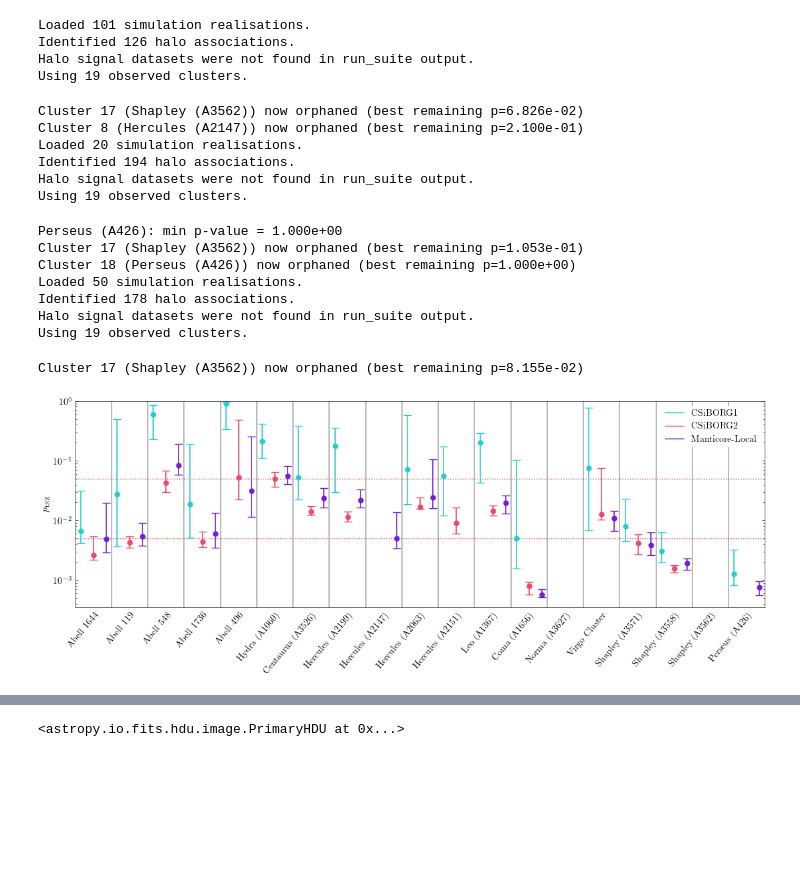
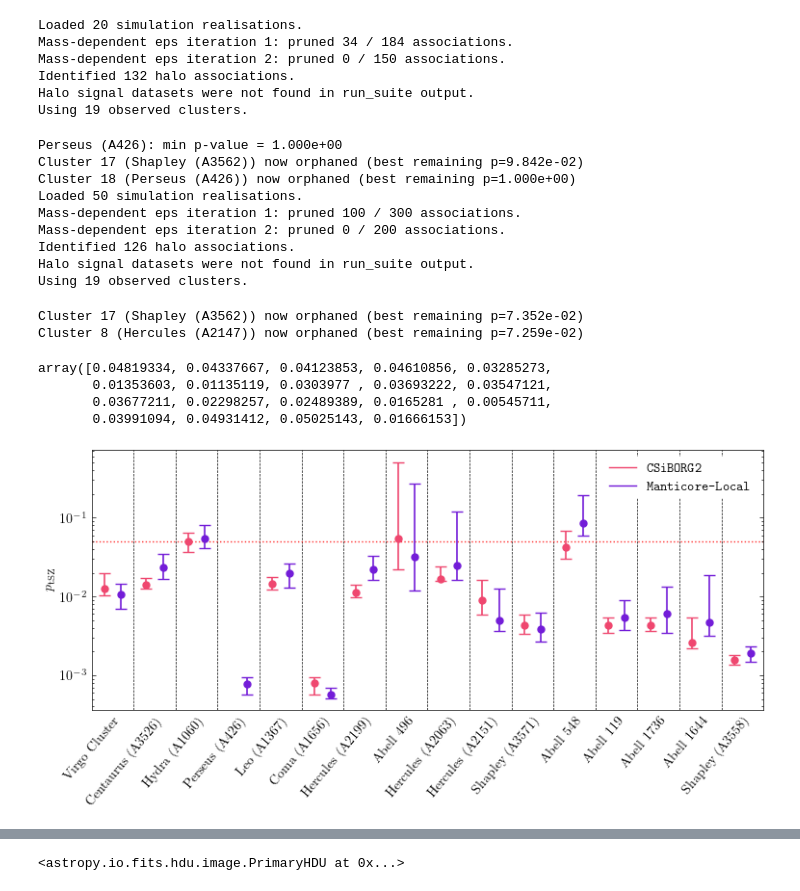
Before and after one commit to Richard-Sti/CMBOlympics, a Jupyter notebook: notebooks/score_individual_objects.ipynb, the cells around one changed output, grey strips where cells are left out. Saved outputs shown, nothing was run; the diff lists cells and outputs as text; code cells hidden in the pictures; blank space fills up the shorter version.

Commit message:
Update plotting

```diff
--- a/notebooks/score_individual_objects.ipynb
+++ b/notebooks/score_individual_objects.ipynb
@@ -28,10 +25,10 @@ obs_clusters = cmbo.io.load_observed_clusters(cfg['paths']['observed_clusters'])
 # %%
 from cmbo.utils import load_associations
 
-associations_cb1 = load_associations("csiborg1", cfg)
-matches_cb1 = attach_associations_to_obs_clusters(obs_clusters,
-associations_cb1, cfg)
-boxsize_cb1 = associations_cb1[0].optional_data["box_size"]
+# associations_cb1 = load_associations("csiborg1", cfg)
+# matches_cb1 = attach_associations_to_obs_clusters(obs_clusters,
+# associations_cb1, cfg)
+# boxsize_cb1 = associations_cb1[0].optional_data["box_size"]
 
 associations_cb2 = load_associations("csiborg2", cfg)
 matches_cb2 = attach_associations_to_obs_clusters(obs_clusters,
@@ -43,21 +40,20 @@ matches_manti = attach_associations_to_obs_clusters(obs_clusters,
 associations_manti, cfg)
 boxsize_manti = associations_manti[0].optional_data["box_size"]
 # %% [output]
-Loaded 101 simulation realisations.
-Identified 126 halo associations.
+Loaded 20 simulation realisations.
+Mass-dependent eps iteration 1: pruned 34 / 184 associations.
+Mass-dependent eps iteration 2: pruned 0 / 150 associations.
+Identified 132 halo associations.
 Halo signal datasets were not found in run_suite output.
 Using 19 observed clusters.
-Cluster 17 (Shapley (A3562)) now orphaned (best remaining p=6.826e-02)
-Cluster 8 (Hercules (A2147)) now orphaned (best remaining p=2.100e-01)
-Loaded 20 simulation realisations.
-Identified 194 halo associations.
+Perseus (A426): min p-value = 1.000e+00
+Cluster 17 (Shapley (A3562)) now orphaned (best remaining p=9.842e-02)
+Cluster 18 (Perseus (A426)) now orphaned (best remaining p=1.000e+00)
+Loaded 50 simulation realisations.
+Mass-dependent eps iteration 1: pruned 100 / 300 associations.
+Mass-dependent eps iteration 2: pruned 0 / 200 associations.
+Identified 126 halo associations.
 Halo signal datasets were not found in run_suite output.
 Using 19 observed clusters.
-Perseus (A426): min p-value = 1.000e+00
-Cluster 17 (Shapley (A3562)) now orphaned (best remaining p=1.053e-01)
-Cluster 18 (Perseus (A426)) now orphaned (best remaining p=1.000e+00)
-Loaded 50 simulation realisations.
-Identified 178 halo associations.
-Halo signal datasets were not found in run_suite output.
-Using 19 observed clusters.
+Cluster 17 (Shapley (A3562)) now orphaned (best remaining p=7.352e-02)
+Cluster 8 (Hercules (A2147)) now orphaned (best remaining p=7.259e-02)
-Cluster 17 (Shapley (A3562)) now orphaned (best remaining p=8.155e-02)
@@ -66,14 +60,22 @@ Cluster 17 (Shapley (A3562)) now orphaned (best remaining p=8.155e-02)
+# %%
+obs_clusters.redshifts
+# %% [output]
+array([0.04819334, 0.04337667, 0.04123853, 0.04610856, 0.03285273,
+       0.01353603, 0.01135119, 0.0303977 , 0.03693222, 0.03547121,
+       0.03677211, 0.02298257, 0.02489389, 0.0165281 , 0.00545711,
+       0.03991094, 0.04931412, 0.05025143, 0.01666153])
 # %%
 fig, ax = plot_cluster_pvalue_percentiles(
-    cfg, [matches_cb1, matches_cb2, matches_manti], obs_clusters,
-    suite_labels=["CSiBORG1", "CSiBORG2", "Manticore-Local"],
-    suite_colors=COLORS,
+    cfg, [matches_cb2, matches_manti], obs_clusters,
+    suite_labels=[r"\texttt{CSiBORG2}", r"\texttt{Manticore-Local}"],
+    suite_colors=COLORS[1:],
+    exclude_prefixes=["Norma", "Shapley (A3562)", "Hercules (A2147)"]
     )
-fig.savefig("/Users/rstiskalek/Downloads/cluster_pvalue_violins.png", dpi=300, bbox_inches="tight")
+fig.savefig("/Users/rstiskalek/Downloads/cluster_pvalue_violins.pdf", dpi=300, bbox_inches="tight")
 
 display(fig)
 # %% [output]
-[figure, old version]
+[figure, new version]
 # %%
 fig, ax = plot_pfeifer_vs_tsz(matches_manti)
 display(fig)
```
Also changed, not shown: parts of 7 cells of this notebook, 4 other files.
